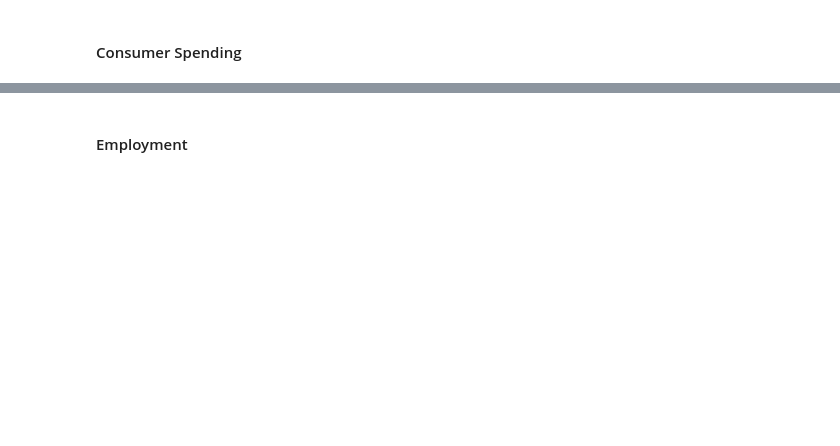
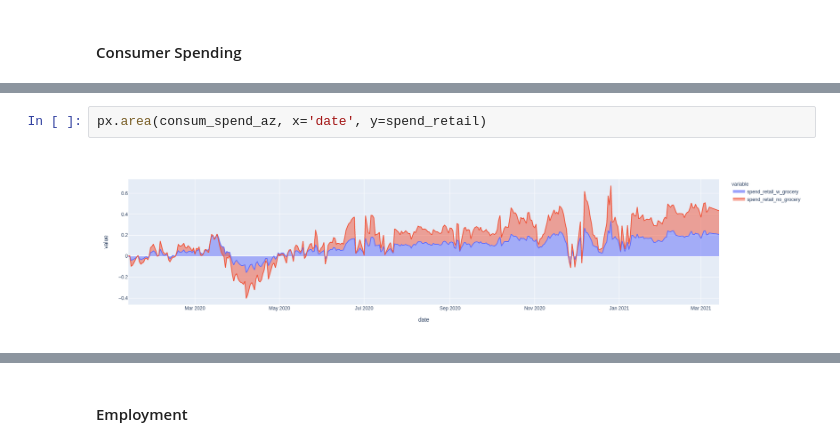
Before and after one commit to Rhuck1/Covidnomics, a Jupyter notebook: econ_track_eda.ipynb, the cells around one changed output, grey strips where cells are left out. Saved outputs shown, nothing was run; the diff lists cells and outputs as text; blank space fills up the shorter version.

```diff
--- a/econ_track_eda.ipynb
+++ b/econ_track_eda.ipynb
@@ -91,0 +80,4 @@ px.line(consum_spend_az, x='date', y=['spend_all', 'spend_tws', 'spend_aer'])
+# %%
+px.area(consum_spend_az, x='date', y=spend_retail)
+# %% [output]
+[figure, added]
```
Also changed, not shown: parts of 37 cells of this notebook.
